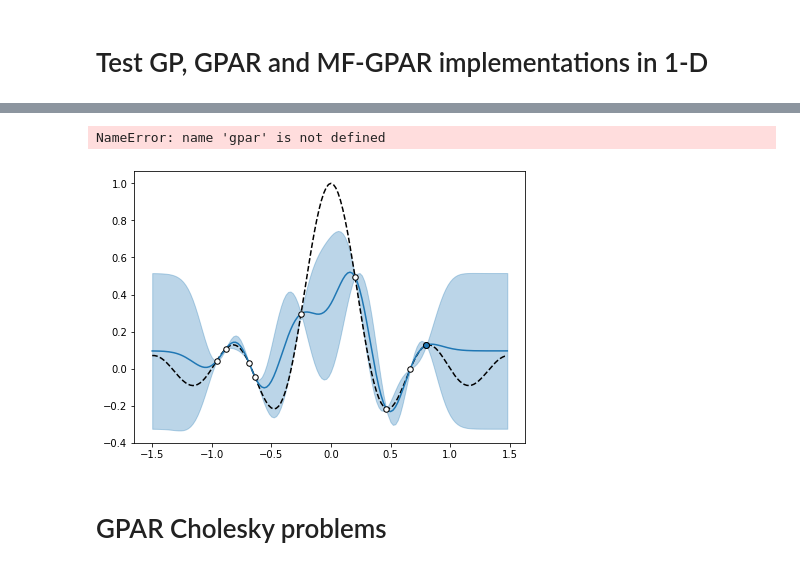
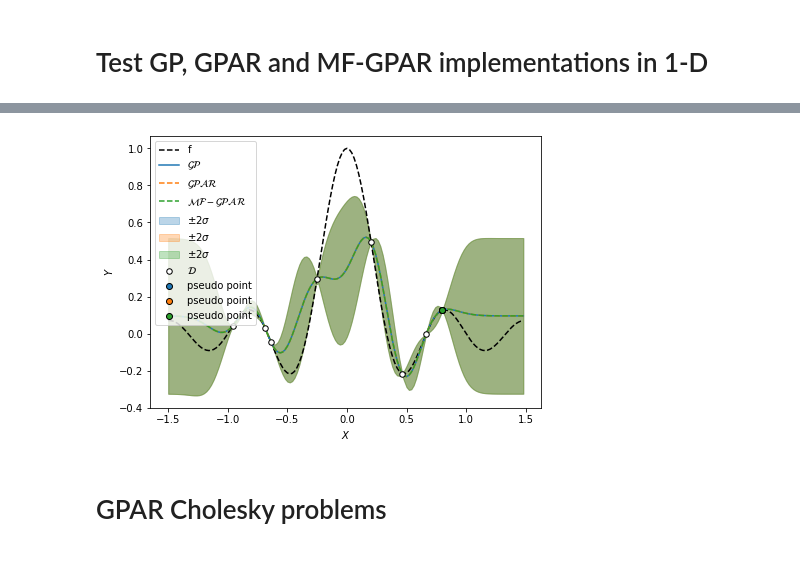
Before and after one commit to gncs/boa, a Jupyter notebook: notebooks/scratch.ipynb, the cells around one changed output, grey strips where cells are left out. Saved outputs shown, nothing was run; the diff lists cells and outputs as text; code cells hidden in the pictures.

Commit message:
Implemented median trick for all 3 models, and converted MF-GPAR to use the core GP objects

```diff
--- a/notebooks/scratch.ipynb
+++ b/notebooks/scratch.ipynb
@@ -116,8 +144,7 @@ var_pred_ff_gp = var_pred_ff_gp.numpy()
 # %%
 # GPAR model
 gpar = GPARModel(kernel='rbf', num_optimizer_restarts=10, verbose=True)
-gpar = gpar | (x_train, y_train)
-gpar.train()
+gpar.fit(x_train, y_train)
 
 gpar.add_pseudo_point(pseudo_point)
 y_pred_gpar, var_pred_gpar = gpar.predict_batch(x_cont)
@@ -145,7 +172,6 @@ Loss: 11.409
 # %%
 mf_gpar = MatrixFactorizedGPARModel(latent_dim=1, kernel='rbf', num_optimizer_restarts=10, verbose=True)
-mf_gpar = mf_gpar | (x_train, y_train)
-mf_gpar.train()
+mf_gpar.fit(x_train, y_train)
 
 mf_gpar.add_pseudo_point(pseudo_point)
 y_pred_mf_gpar, var_pred_mf_gpar = mf_gpar.predict_batch(x_cont)
@@ -168,51 +204,50 @@ fig, ax = plt.subplots(nrows=1, ncols=1, figsize=(7, 5))
 
 # Ground truth
 ax.plot(x_cont[:, 0], f(x_cont), color='black', linestyle='dashed', label='f', zorder=-1)
 
 # FF-GP predictions
 ax.plot(x_cont[:, 0], y_pred_ff_gp, color='C0', zorder=-1, label=r'$\mathcal{GP}$')
 ax.fill_between(x_cont.T[0],
                 (y_pred_ff_gp + 2 * np.sqrt(var_pred_ff_gp)).T[0],
                 (y_pred_ff_gp - 2 * np.sqrt(var_pred_ff_gp)).T[0],
                 color='C0',
                 alpha=0.3,
                 zorder=-1,
                 label=r'$\pm2\sigma$')
 
 # GPAR predictions
-# ax.plot(x_cont[:, 0], y_pred_gpar, color='C1', zorder=-1, label=r'$\mathcal{GPAR}$', linestyle='dashed')
-# ax.fill_between(x_cont.T[0],
-#                 (y_pred_gpar + 2 * np.sqrt(var_pred_gpar)).T[0],
-#                 (y_pred_gpar - 2 * np.sqrt(var_pred_gpar)).T[0],
-#                 color='C1',
-#                 alpha=0.3,
-#                 zorder=-1,
-#                 label=r'$\pm2\sigma$')
+ax.plot(x_cont[:, 0], y_pred_gpar, color='C1', zorder=-1, label=r'$\mathcal{GPAR}$', linestyle='dashed')
+ax.fill_between(x_cont.T[0],
+                (y_pred_gpar + 2 * np.sqrt(var_pred_gpar)).T[0],
+                (y_pred_gpar - 2 * np.sqrt(var_pred_gpar)).T[0],
+                color='C1',
+                alpha=0.3,
+                zorder=-1,
+                label=r'$\pm2\sigma$')
 
 # # MF-GPAR predictions
-# ax.plot(x_cont[:, 0], y_pred_mf_gpar, color='C2', zorder=-1, label=r'$\mathcal{MF-GPAR}$', linestyle='dashed')
-# ax.fill_between(x_cont.T[0],
-#                 (y_pred_mf_gpar + 2 * np.sqrt(var_pred_mf_gpar)).T[0],
-#                 (y_pred_mf_gpar - 2 * np.sqrt(var_pred_mf_gpar)).T[0],
-#                 color='C2',
-#                 alpha=0.3,
-#                 zorder=-1,
-#                 label=r'$\pm2\sigma$')
+ax.plot(x_cont[:, 0], y_pred_mf_gpar, color='C2', zorder=-1, label=r'$\mathcal{MF-GPAR}$', linestyle='dashed')
+ax.fill_between(x_cont.T[0],
+                (y_pred_mf_gpar + 2 * np.sqrt(var_pred_mf_gpar)).T[0],
+                (y_pred_mf_gpar - 2 * np.sqrt(var_pred_mf_gpar)).T[0],
+                color='C2',
+                alpha=0.3,
+                zorder=-1,
+                label=r'$\pm2\sigma$')
 
 # Data points
 ax.scatter(x=x_train[:, 0], y=y_train[:, 0], s=30, c='white', edgecolors='black', label=r'$\mathcal{D}$')
 ax.scatter(x=ff_gp.xs[-1:, 0], y=ff_gp.ys[-1:, 0], c='C0', edgecolors='black', label='pseudo point')
 ax.scatter(x=gpar.xs[-1:, 0], y=gpar.ys[-1:, 0], c='C1', edgecolors='black', label='pseudo point')
 ax.scatter(x=mf_gpar.xs[-1:, 0], y=mf_gpar.ys[-1:, 0], c='C2', edgecolors='black', label='pseudo point')
 
 ax.legend(loc='upper left')
 ax.set_xlabel('$X$')
 ax.set_ylabel('$Y$')
 
 fig.show()
 # %% [output]
-NameError: name 'gpar' is not defined
-[figure, old version]
+[figure, new version]
 # %% [markdown]
 # GPAR Cholesky problems
 # %%
```
Also changed, not shown: parts of 15 cells of this notebook, 8 other files.
